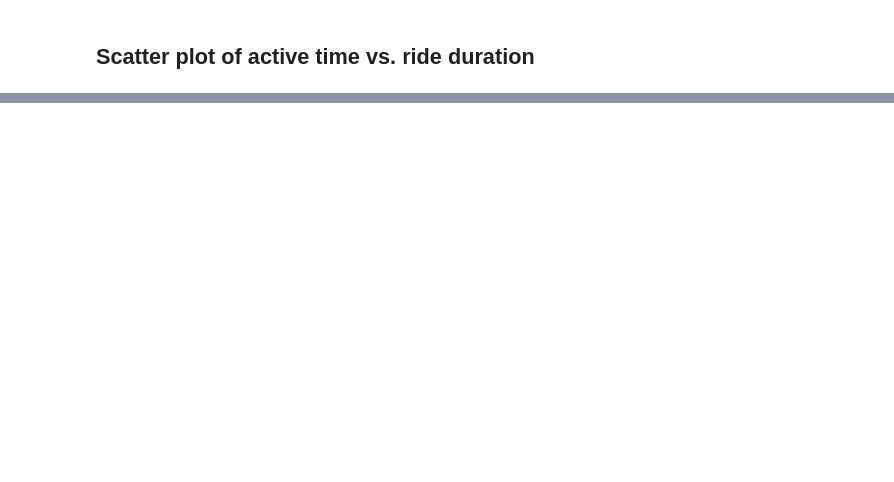
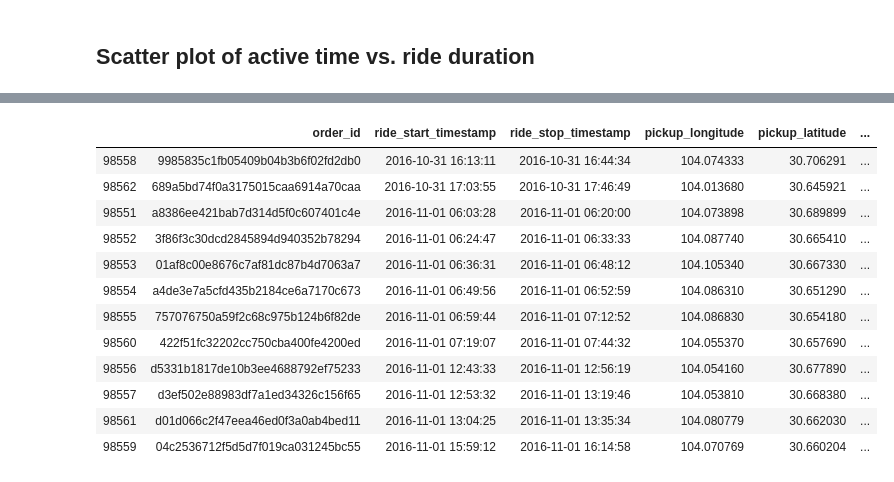
Before and after one commit to ridhi1412/capstone_didi, a Jupyter notebook: EDA.ipynb, the cells around one changed output, grey strips where cells are left out. Drawn from its saved outputs; the diff is of its cells as text; code cells hidden in the pictures; blank space fills up the shorter version.

```diff
--- a/EDA.ipynb
+++ b/EDA.ipynb
@@ -69,0 +213,16 @@ plt.plot()
+# %%
+orders[orders.driver_id== '310c5f3ffed8d3d42b90583c596cfd8e'].sort_values('ride_start_timestamp')
+# %% [output]
+|  | order_id | ride_start_timestamp | ride_stop_timestamp | pickup_longitude | pickup_latitude | ... |
+| 98558 | 9985835c1fb05409b04b3b6f02fd2db0 | 2016-10-31 16:13:11 | 2016-10-31 16:44:34 | 104.074333 | 30.706291 | ... |
+| 98562 | 689a5bd74f0a3175015caa6914a70caa | 2016-10-31 17:03:55 | 2016-10-31 17:46:49 | 104.013680 | 30.645921 | ... |
+| 98551 | a8386ee421bab7d314d5f0c607401c4e | 2016-11-01 06:03:28 | 2016-11-01 06:20:00 | 104.073898 | 30.689899 | ... |
+| 98552 | 3f86f3c30dcd2845894d940352b78294 | 2016-11-01 06:24:47 | 2016-11-01 06:33:33 | 104.087740 | 30.665410 | ... |
+| 98553 | 01af8c00e8676c7af81dc87b4d7063a7 | 2016-11-01 06:36:31 | 2016-11-01 06:48:12 | 104.105340 | 30.667330 | ... |
+| 98554 | a4de3e7a5cfd435b2184ce6a7170c673 | 2016-11-01 06:49:56 | 2016-11-01 06:52:59 | 104.086310 | 30.651290 | ... |
+| 98555 | 757076750a59f2c68c975b124b6f82de | 2016-11-01 06:59:44 | 2016-11-01 07:12:52 | 104.086830 | 30.654180 | ... |
+| 98560 | 422f51fc32202cc750cba400fe4200ed | 2016-11-01 07:19:07 | 2016-11-01 07:44:32 | 104.055370 | 30.657690 | ... |
+| 98556 | d5331b1817de10b3ee4688792ef75233 | 2016-11-01 12:43:33 | 2016-11-01 12:56:19 | 104.054160 | 30.677890 | ... |
+| 98557 | d3ef502e88983df7a1ed34326c156f65 | 2016-11-01 12:53:32 | 2016-11-01 13:19:46 | 104.053810 | 30.668380 | ... |
+| 98561 | d01d066c2f47eea46ed0f3a0ab4bed11 | 2016-11-01 13:04:25 | 2016-11-01 13:35:34 | 104.080779 | 30.662030 | ... |
+| 98559 | 04c2536712f5d5d7f019ca031245bc55 | 2016-11-01 15:59:12 | 2016-11-01 16:14:58 | 104.070769 | 30.660204 | ... |
```
Also changed, not shown: parts of 17 cells of this notebook, 1 other file.
